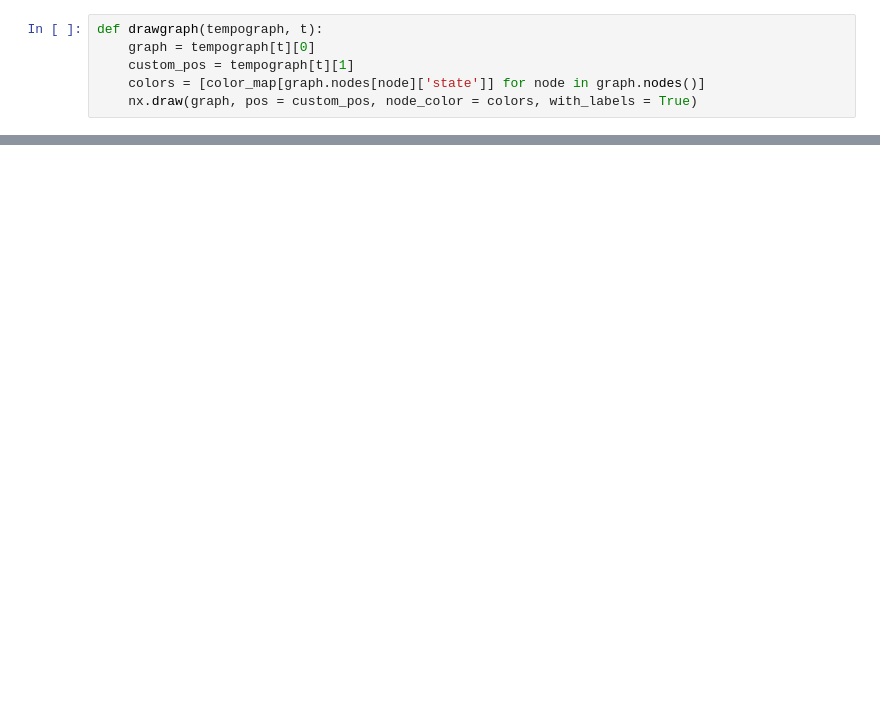
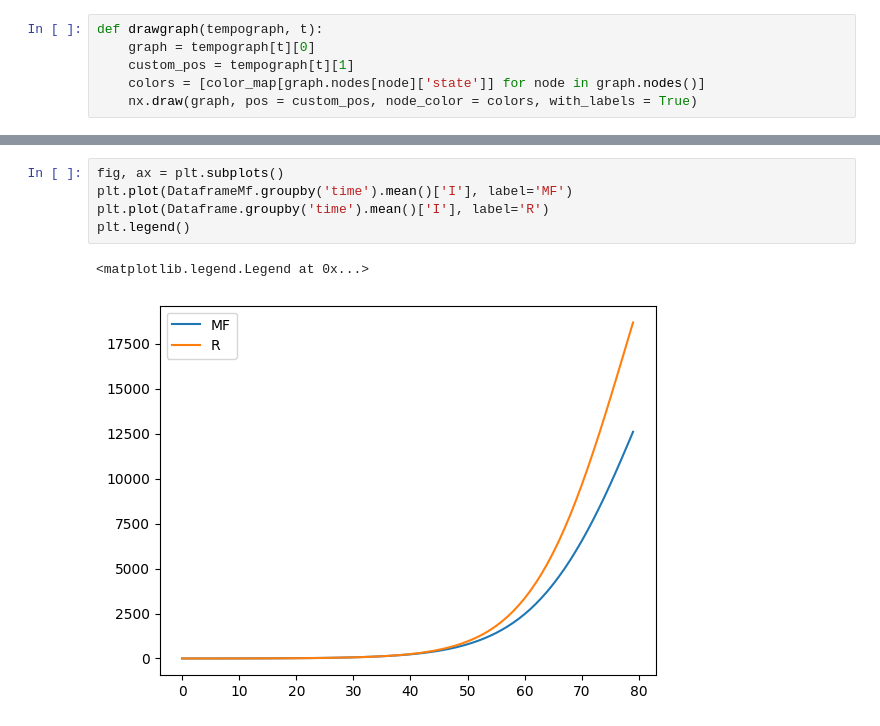
Before and after one commit to FYYHU/BAMnet, a Jupyter notebook: 2DunifMeanTemporal.ipynb, the cells around one changed output, grey strips where cells are left out. Cells and saved outputs as stored; diff of their text form; blank space fills up the shorter version.

```diff
--- a/2DunifMeanTemporal.ipynb
+++ b/2DunifMeanTemporal.ipynb
@@ -243,0 +261,8 @@ tempograph[15][0].nodes[0]['SIR_prob']
+# %%
+fig, ax = plt.subplots()
+plt.plot(DataframeMf.groupby('time').mean()['I'], label='MF')
+plt.plot(Dataframe.groupby('time').mean()['I'], label='R')
+plt.legend()
+# %% [output]
+<matplotlib.legend.Legend at 0x...>
+[figure, added]
```
Also changed, not shown: parts of 11 cells of this notebook.
